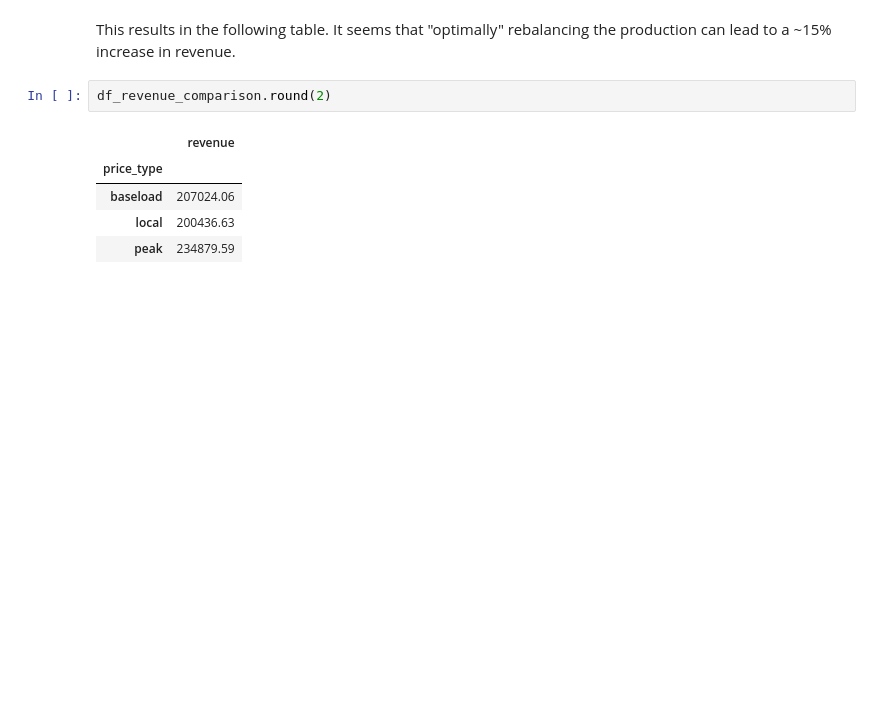
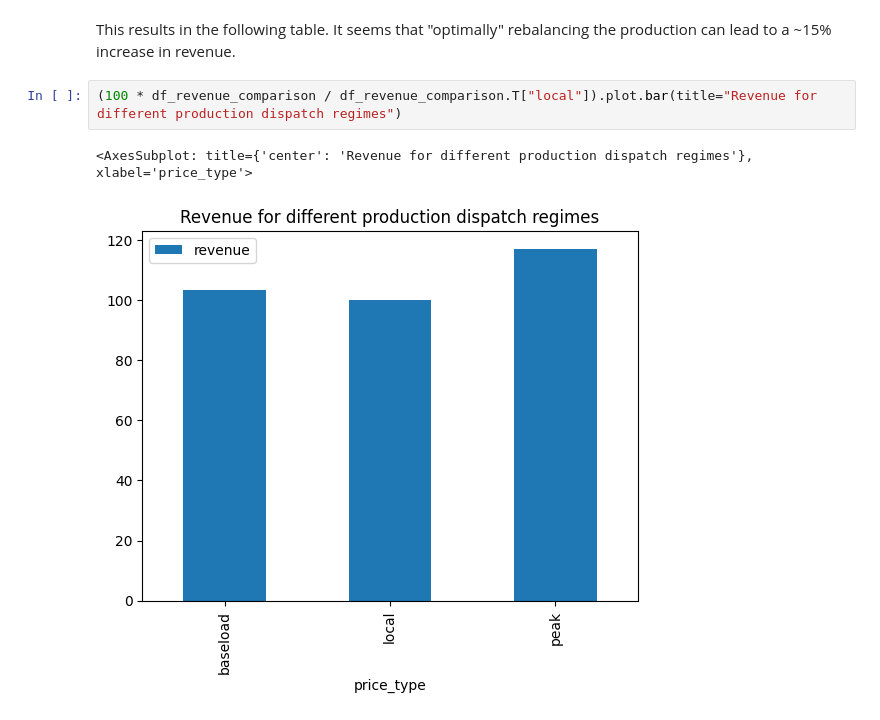
Before and after one commit to markkvdb/energy_storage, a Jupyter notebook: nbs/01_optimal_dispatch.ipynb, the cells around one changed output. Drawn from its saved outputs; the diff is of its cells as text; blank space fills up the shorter version.

```diff
--- a/nbs/01_optimal_dispatch.ipynb
+++ b/nbs/01_optimal_dispatch.ipynb
@@ -148,11 +156,8 @@ df_revenue_comparison = (
 )
 # %% [markdown]
 This results in the following table. It seems that "optimally" rebalancing the production can lead to a ~15% increase in revenue.
-# %%
-df_revenue_comparison.round(2)
-# %% [output]
-|  | revenue |
-| price_type |  |
-| baseload | 207024.06 |
-| local | 200436.63 |
-| peak | 234879.59 |
+# %%
+(100 * df_revenue_comparison / df_revenue_comparison.T["local"]).plot.bar(title="Revenue for different production dispatch regimes")
+# %% [output]
+<AxesSubplot: title={'center': 'Revenue for different production dispatch regimes'}, xlabel='price_type'>
+[figure, added]
```
Also changed, not shown: parts of 6 cells of this notebook, 1 other file.
